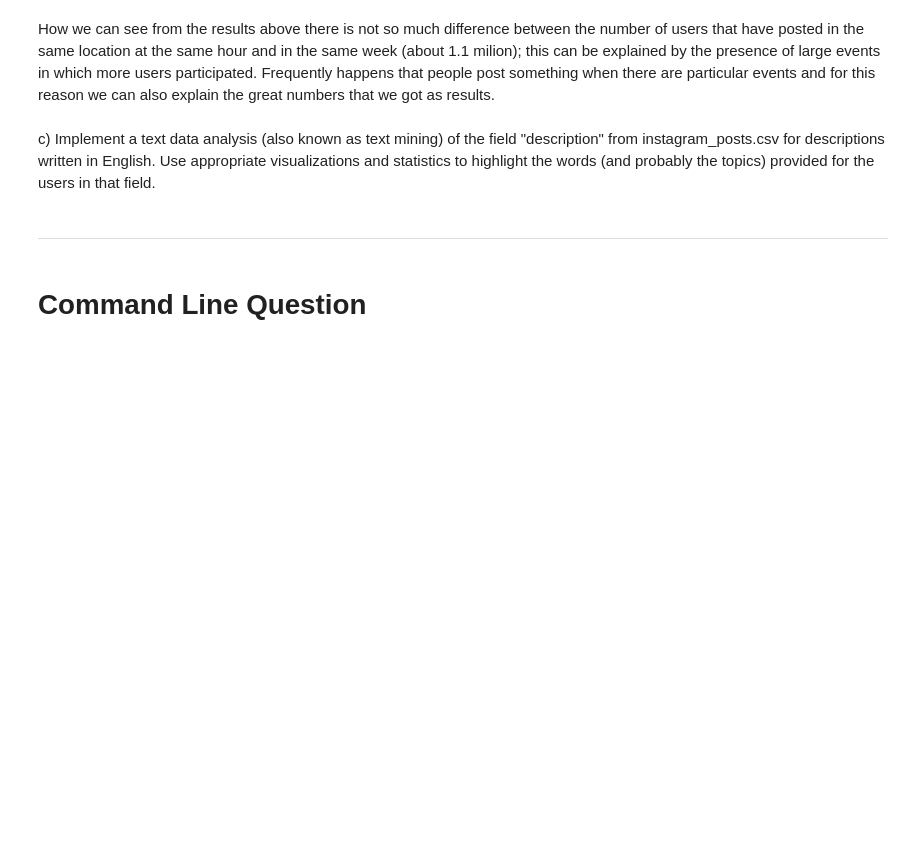
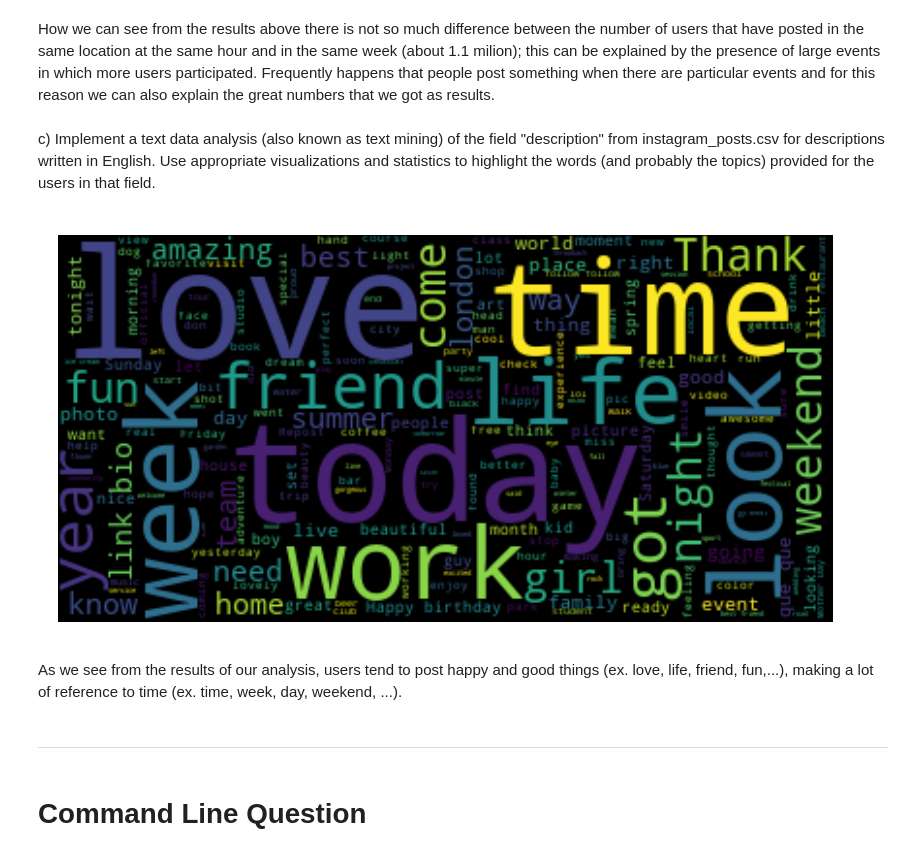
Before and after one commit to Matteo-Candi/ADM_HW2, a Jupyter notebook: main.ipynb, the cells around one changed output. Cells and saved outputs as stored; diff of their text form; code cells hidden in the pictures; blank space fills up the shorter version.

```diff
--- a/main.ipynb
+++ b/main.ipynb
@@ -1002,6 +1003,36 @@ It happened 1257329 times that two profiles have visited the same location in th
 How we can see from the results above there is not so much difference between the number of users that have posted in the same location at the same hour and in the same week (about 1.1 milion); this can be explained by the presence of large events in which more users participated. Frequently happens that people post something when there are particular events and for this reason we can also explain the great numbers that we got as results.
 # %% [markdown]
 c) Implement a text data analysis (also known as text mining) of the field "description" from instagram_posts.csv for descriptions written in English. Use appropriate visualizations and statistics to highlight the words (and probably the topics) provided for the users in that field.
+# %%
+posts = pd.read_csv('/content/drive/MyDrive/ADM/instagram_posts.csv', sep='\t', usecols=['description'], nrows = 2000000)
+# %%
+eng_dict = spacy.load('en_core_web_sm')
+sw_spacy = eng_dict.Defaults.stop_words
+eng_words = spacy.load('en_core_web_sm').vocab.strings  # taking only english words
+text = []
+
+
+# We can handle this analysis only with few milions of rows
+
+for descr in posts.description.dropna():
+    descr = re.findall(r"[A-Za-z]{3,}", descr)              #taking only words with at least 3 character (with less we suppose to be stop words)
+    descr = [word for word in descr if word.lower() not in sw_spacy and word.lower() in eng_words]
+    text.extend(descr)                                                                 # taking only the english words but bot the stop ones
+
+
+
+text = ' '.join(text)
+
+wordcloud = WordCloud().generate(text)      # using WordCloud to give a visual representation
+
+plt.figure(figsize=(5, 5), dpi=200)
+plt.imshow(wordcloud, interpolation='bilinear')
+plt.axis("off")
+plt.show()
+# %% [output]
+[figure, added]
+# %% [markdown]
+As we see from the results of our analysis, users tend to post happy and good things (ex. love, life, friend, fun,...),  making a lot of reference to time (ex. time, week, day, weekend, ...).
 # %% [markdown]
 --------------------------------------------------------------------------------
 # %% [markdown]
```
Also changed, not shown: parts of 3 cells of this notebook.
